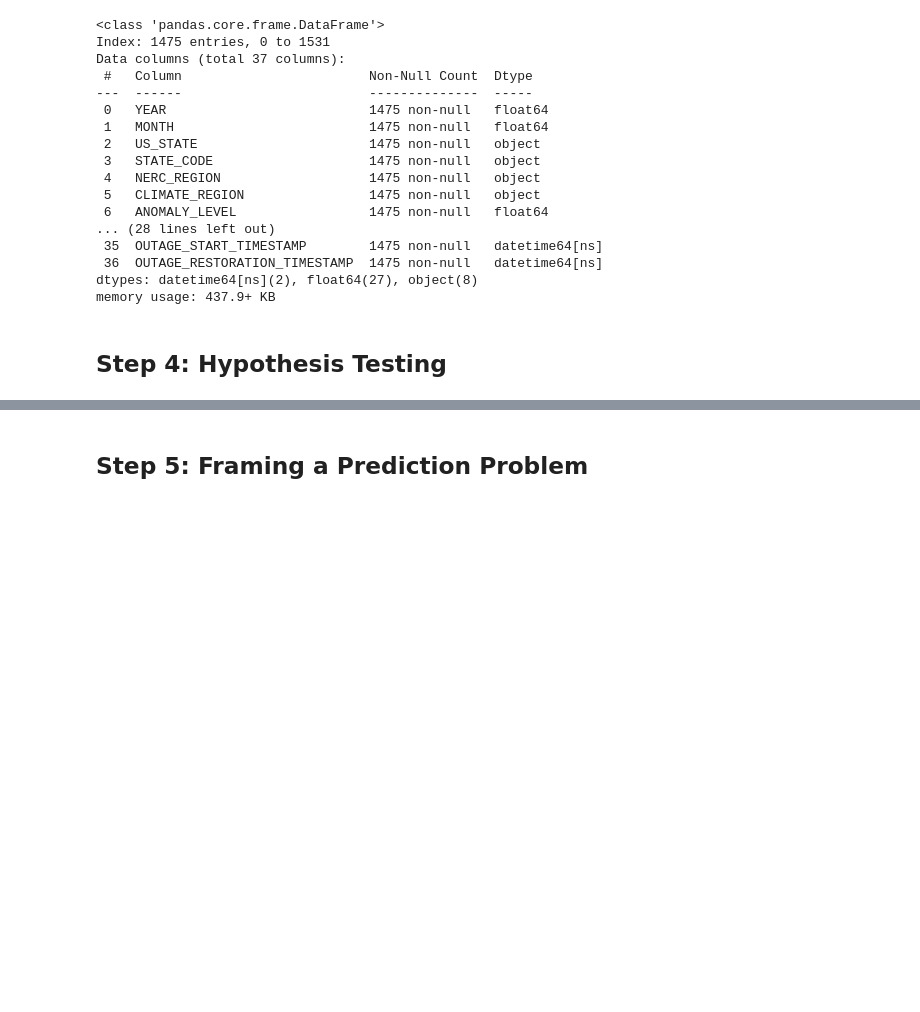
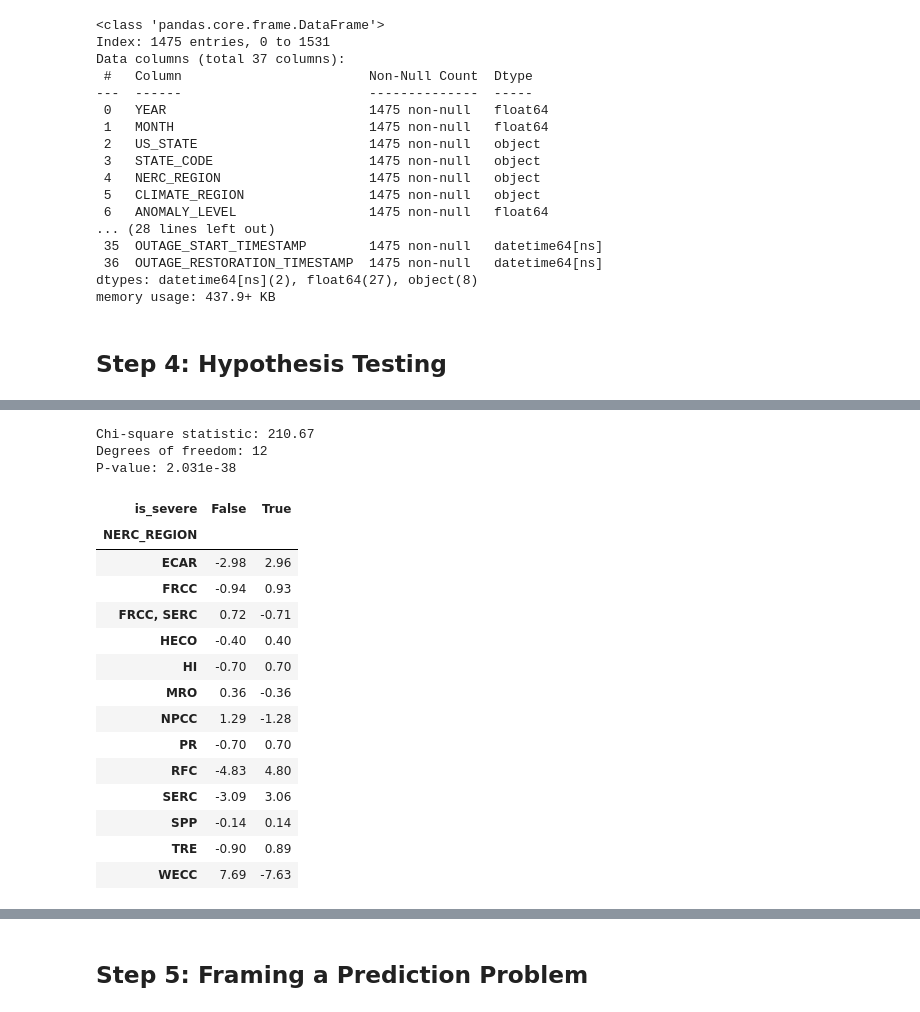
Before and after one commit to ajaganathan-coder/Power-Breakers, a Jupyter notebook: template.ipynb, the cells around one changed output, grey strips where cells are left out. Saved outputs shown, nothing was run; the diff lists cells and outputs as text; code cells hidden in the pictures; blank space fills up the shorter version.

Commit message:
Update severe-weather analysis notebook

```diff
--- a/template.ipynb
+++ b/template.ipynb
@@ -605,0 +678,11 @@ memory usage: 437.9+ KB
+# %%
+severe_df["is_severe"] = severe_df["CAUSE_CATEGORY"].eq("severe weather")
+# %%
+region_col = "NERC_REGION"
+severe_df = severe_df.dropna(subset=[region_col])   # remove rows without a region label
+# %%
+contingency = pd.crosstab(
+    severe_df[region_col],
+    severe_df["is_severe"]
+)
+display(contingency)
@@ -605,0 +700,37 @@ memory usage: 437.9+ KB
+# %%
+from scipy.stats import chi2_contingency
+
+chi2, p_value, dof, expected = chi2_contingency(contingency)
+print(f"Chi-square statistic: {chi2:.2f}")
+print(f"Degrees of freedom: {dof}")
+print(f"P-value: {p_value:.4g}")
+# %% [output]
+Chi-square statistic: 210.67
+Degrees of freedom: 12
+P-value: 2.031e-38
+# %%
+residuals = (contingency - expected) / np.sqrt(expected)
+residuals_df = pd.DataFrame(
+    residuals,
+    index=contingency.index,
+    columns=contingency.columns
+)
+pd.set_option("display.max_rows", None)
+
+display(residuals_df)
+# %% [output]
+| is_severe | False | True |
+| NERC_REGION |  |  |
+| ECAR | -2.98 | 2.96 |
+| FRCC | -0.94 | 0.93 |
+| FRCC, SERC | 0.72 | -0.71 |
+| HECO | -0.40 | 0.40 |
+| HI | -0.70 | 0.70 |
+| MRO | 0.36 | -0.36 |
+| NPCC | 1.29 | -1.28 |
+| PR | -0.70 | 0.70 |
+| RFC | -4.83 | 4.80 |
+| SERC | -3.09 | 3.06 |
+| SPP | -0.14 | 0.14 |
+| TRE | -0.90 | 0.89 |
+| WECC | 7.69 | -7.63 |
```
Also changed, not shown: parts of 18 cells of this notebook, 15 other files.
